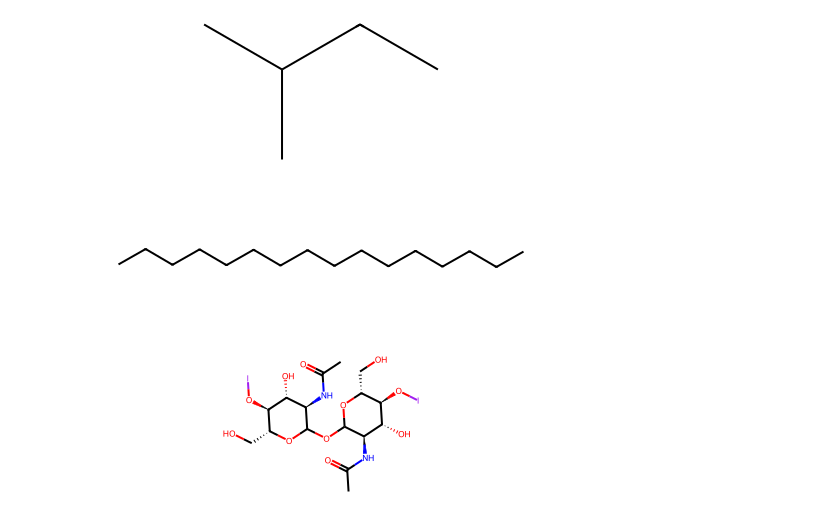
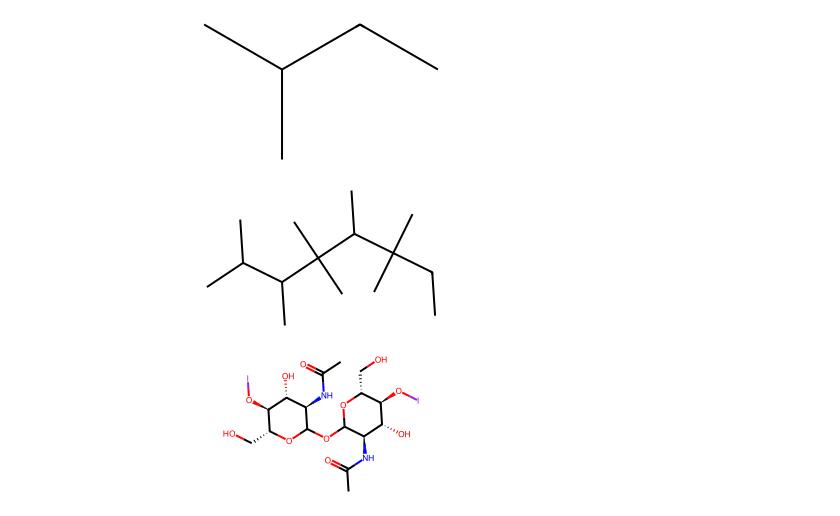
Before and after one commit to matta-research-group/SwiftPol, a Jupyter notebook: Example_Notebooks/rxn_smarts.ipynb, the cells around one changed output. Cells and saved outputs as stored; diff of their text form; code cells hidden in the pictures.

Commit message:
Fixed error in polyolephin build

```diff
--- a/Example_Notebooks/rxn_smarts.ipynb
+++ b/Example_Notebooks/rxn_smarts.ipynb
@@ -76,12 +76,12 @@ polyolephin_rxn.RunReactants((reactant1, reactant2))[0][0]
 [figure]
 # %%
 # Build Polyolephin using SwiftPol
-build.build_polymer('AAAAAAAA',
-                    ['ICCI'], # Iodine is used to mark reaction sites
-                    AllChem.ReactionFromSmarts('[C:1][C:2]-[I:3].[C:4][C:5]-[I:6]>>[C:1][C:2][C:5][C:4].[I:3][I:6]')
+build.build_polymer('ABABAB',
+                    ['ICCI', 'IC(C)CI'], # Iodine is used to mark reaction sites
+                    AllChem.ReactionFromSmarts('[C:1][C:2]-[I:3].[C:4][C:5]-[I:6]>>[C:1][C:2][C:4][C:5].[I:3][I:6]')
 )
 # %% [output]
-[figure, old version]
+[figure, new version]
 # %%
 # Chitin Formation
 GlcNAc = Chem.MolFromSmiles('CC(=O)N[C@H]1C(OI)O[C@H](CO)[C@@H](OI)[C@@H]1O') # GlcNAc with iodinated 1,4 positions
```
